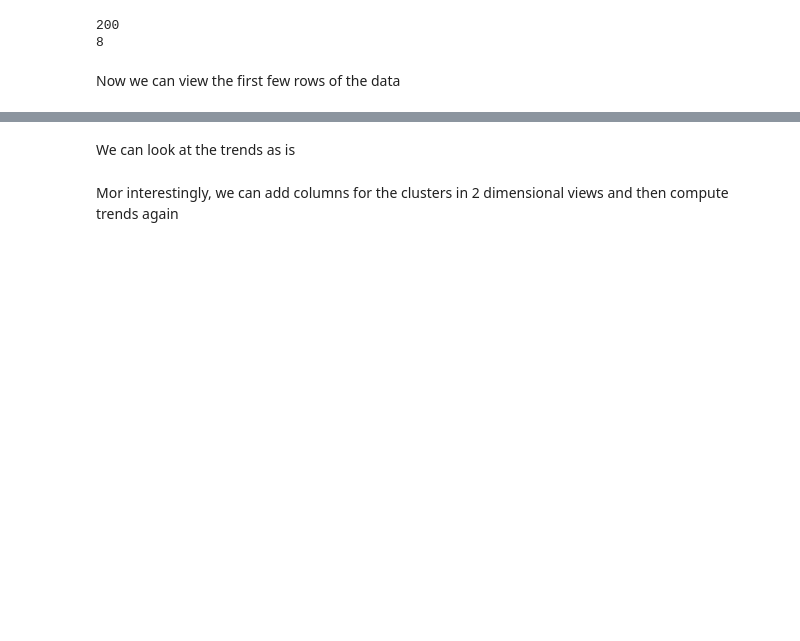
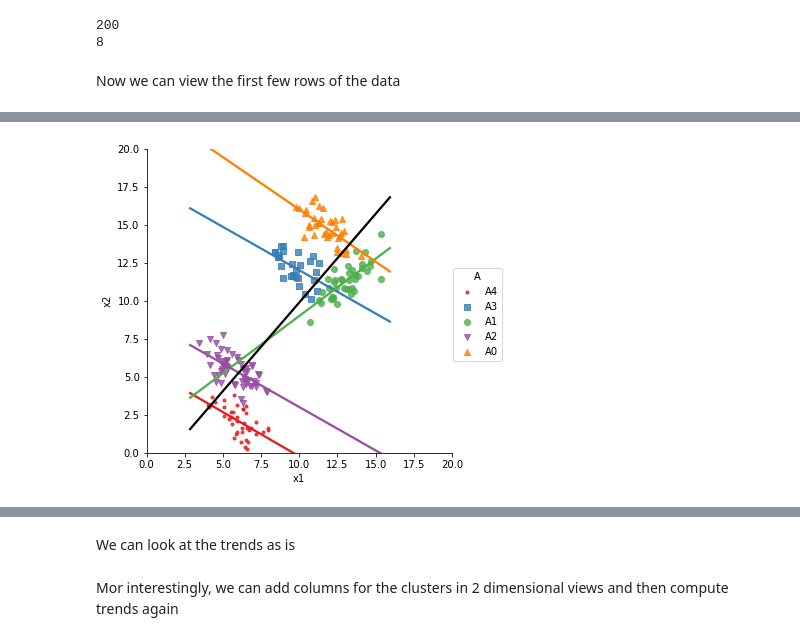
Before and after one commit to fairnessforensics/wiggum, a Jupyter notebook: research_notebooks/detect_sp.ipynb, the cells around one changed output, grey strips where cells are left out. Saved outputs shown, nothing was run; the diff lists cells and outputs as text; code cells hidden in the pictures; blank space fills up the shorter version.

```diff
--- a/research_notebooks/detect_sp.ipynb
+++ b/research_notebooks/detect_sp.ipynb
@@ -70,0 +71,4 @@ sp_df2.head()
+# %%
+sp_dat.sp_plot(sp_df2, 'x1', 'x2', 'A',ci = None,domain_range=[0, 20, 0 , 20],ax=None)
+# %% [output]
+[figure, added]
```
Also changed, not shown: parts of 13 cells of this notebook, 5 other files.
